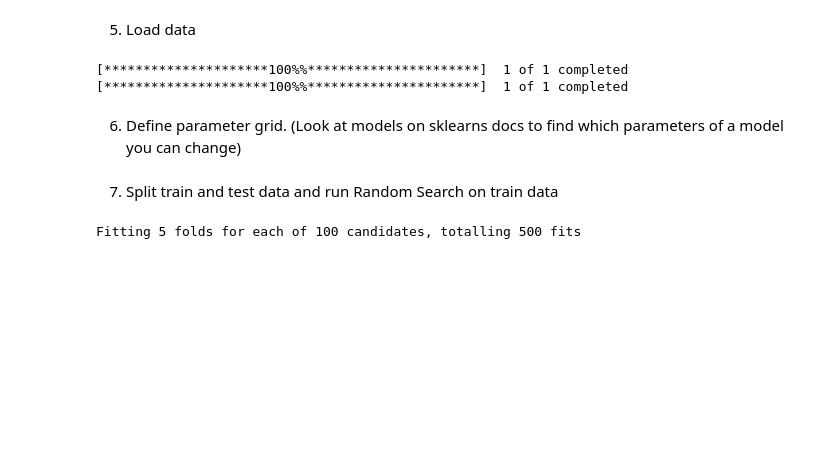
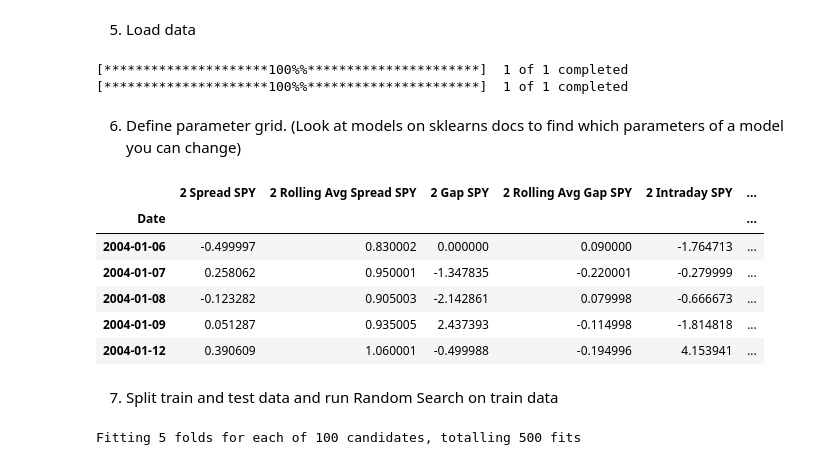
Before and after one commit to baslia/quant_analysis, a Jupyter notebook: AI_strat/Step_3_Optimizing_Model_Parameters.ipynb, the cells around one changed output. Drawn from its saved outputs; the diff is of its cells as text; code cells hidden in the pictures; blank space fills up the shorter version.

```diff
--- a/AI_strat/Step_3_Optimizing_Model_Parameters.ipynb
+++ b/AI_strat/Step_3_Optimizing_Model_Parameters.ipynb
@@ -113,6 +113,16 @@ param_grid = {
     'Lasso__alpha': loguniform(1e-5, 1e0),
     'KNN__n_neighbors': randint(1,10),
 }
+# %%
+X.head()
+# %% [output]
+|  | 2 Spread SPY | 2 Rolling Avg Spread SPY | 2 Gap SPY | 2 Rolling Avg Gap SPY | 2 Intraday SPY | ... |
+| Date |  |  |  |  |  | ... |
+| 2004-01-06 | -0.499997 | 0.830002 | 0.000000 | 0.090000 | -1.764713 | ... |
+| 2004-01-07 | 0.258062 | 0.950001 | -1.347835 | -0.220001 | -0.279999 | ... |
+| 2004-01-08 | -0.123282 | 0.905003 | -2.142861 | 0.079998 | -0.666673 | ... |
+| 2004-01-09 | 0.051287 | 0.935005 | 2.437393 | -0.114998 | -1.814818 | ... |
+| 2004-01-12 | 0.390609 | 1.060001 | -0.499988 | -0.194996 | 4.153941 | ... |
 # %% [markdown]
 7. Split train and test data and run Random Search on train data
 # %%
```
